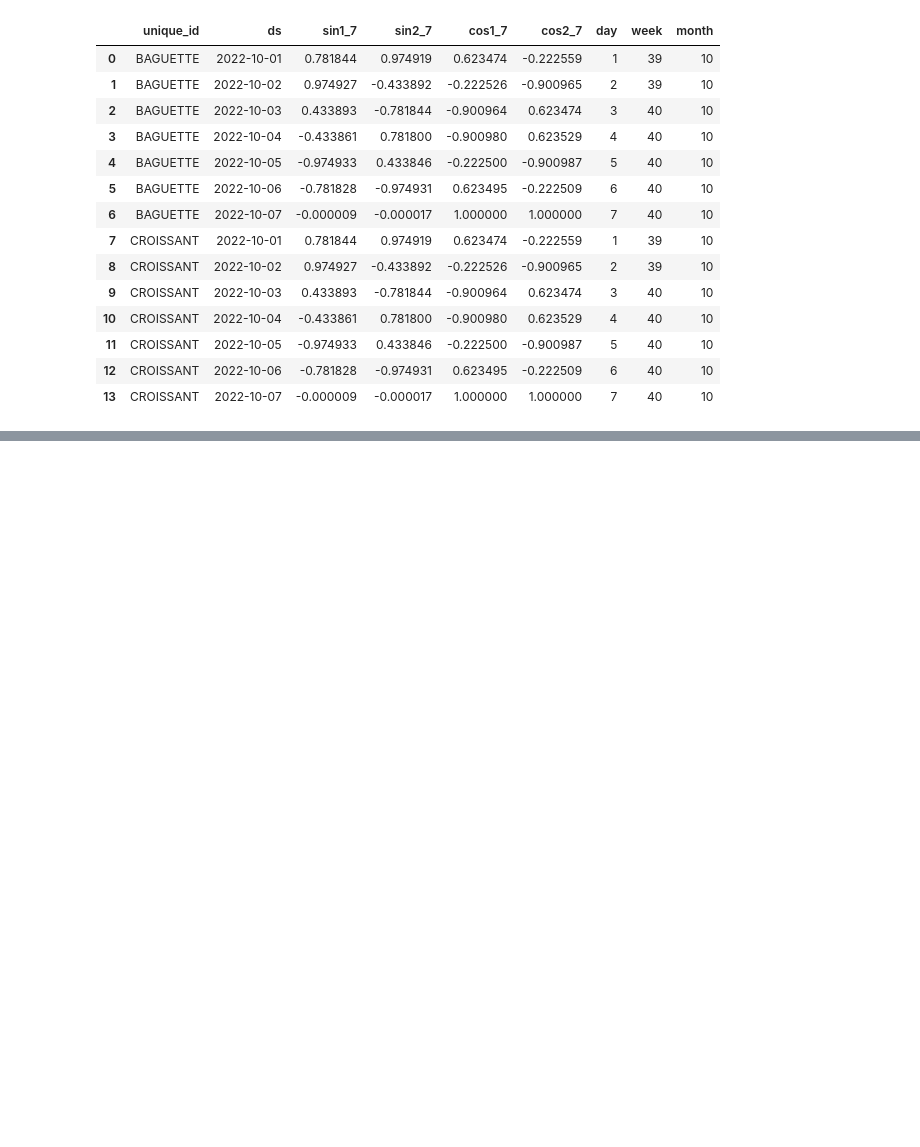
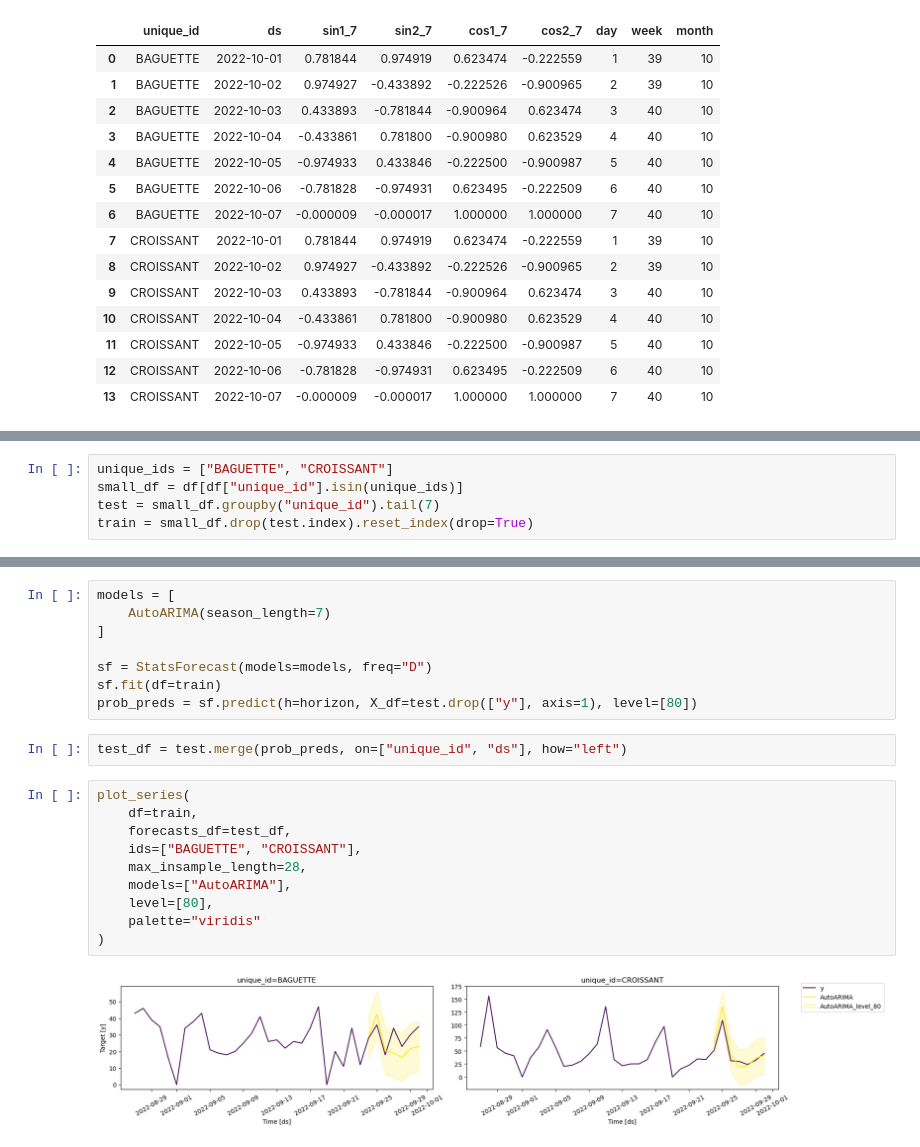
Before and after one commit to BMMUGOMBA/Time_Series, a Jupyter notebook: intro-freecodecamp.ipynb, the cells around one changed output, grey strips where cells are left out. Cells and saved outputs as stored; diff of their text form; blank space fills up the shorter version.

```diff
--- a/intro-freecodecamp.ipynb
+++ b/intro-freecodecamp.ipynb
@@ -508,0 +514,5 @@ Prediction intervals
+# %%
+unique_ids = ["BAGUETTE", "CROISSANT"]
+small_df = df[df["unique_id"].isin(unique_ids)]
+test = small_df.groupby("unique_id").tail(7)
+train = small_df.drop(test.index).reset_index(drop=True)
@@ -508,0 +528,22 @@ Prediction intervals
+# %%
+models = [
+    AutoARIMA(season_length=7)
+]
+
+sf = StatsForecast(models=models, freq="D")
+sf.fit(df=train)
+prob_preds = sf.predict(h=horizon, X_df=test.drop(["y"], axis=1), level=[80])
+# %%
+test_df = test.merge(prob_preds, on=["unique_id", "ds"], how="left")
+# %%
+plot_series(
+    df=train,
+    forecasts_df=test_df,
+    ids=["BAGUETTE", "CROISSANT"],
+    max_insample_length=28,
+    models=["AutoARIMA"],
+    level=[80],
+    palette="viridis"
+)
+# %% [output]
+[figure, added]
```
Also changed, not shown: parts of 7 cells of this notebook.
